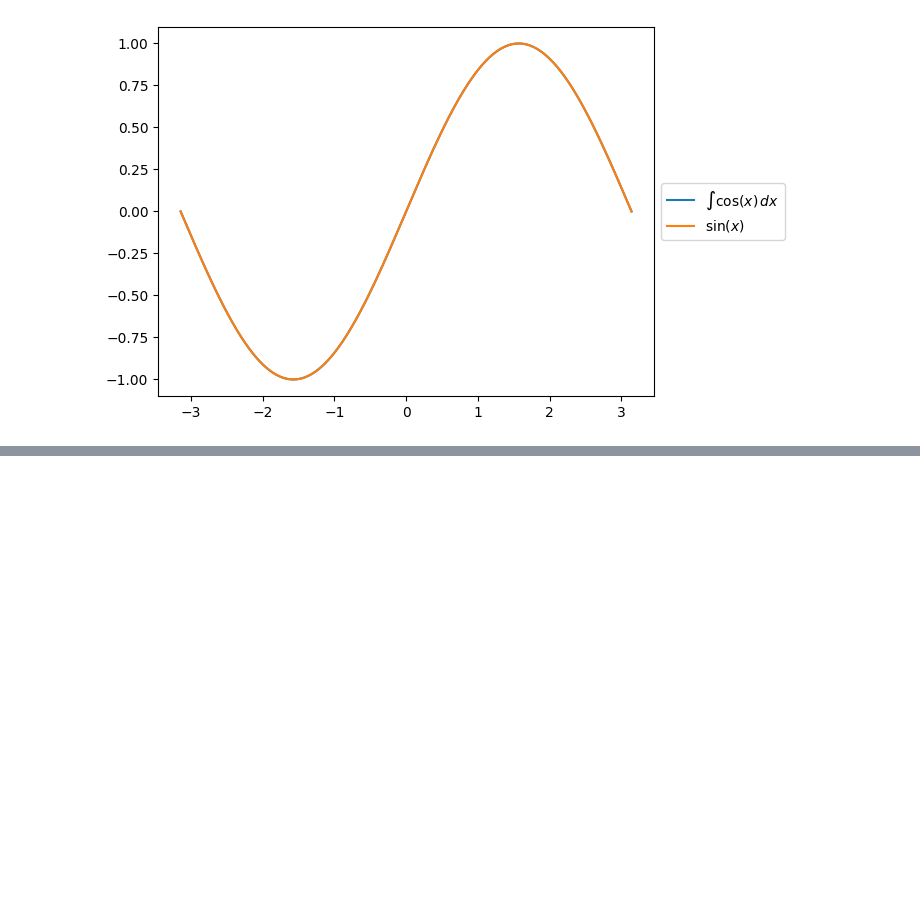
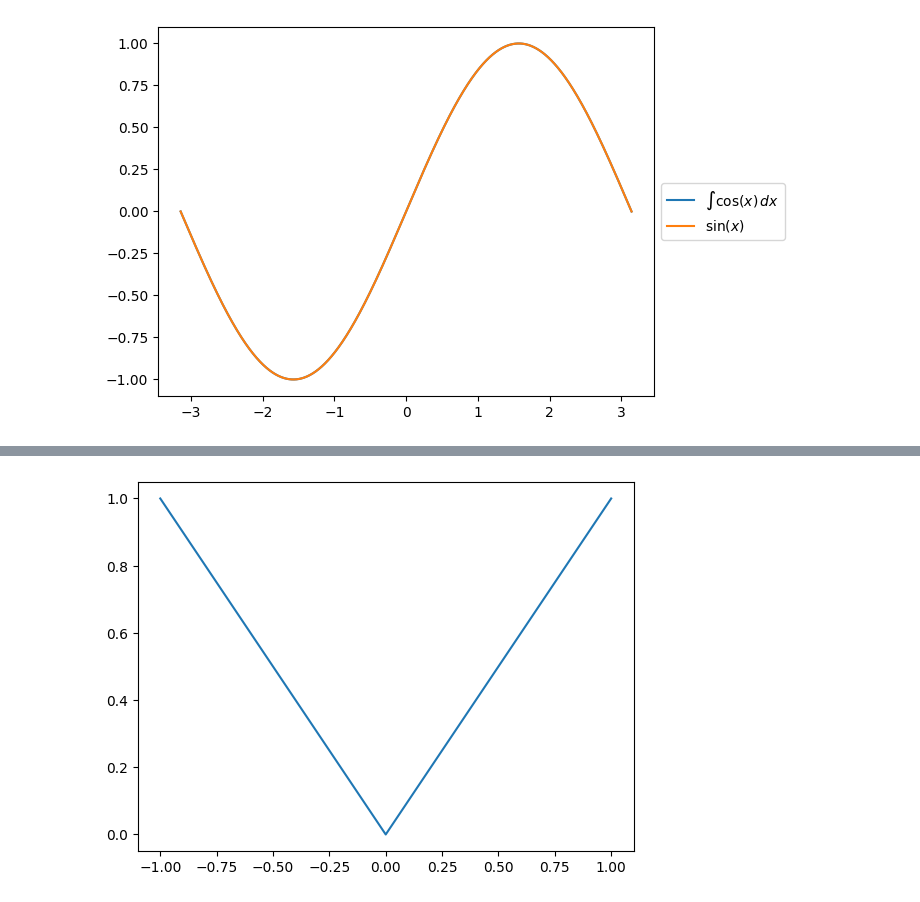
Before and after one commit to beginnerSC/gfuncpy, a Jupyter notebook: docs/source/usage.ipynb, the cells around one changed output, grey strips where cells are left out. Saved outputs shown, nothing was run; the diff lists cells and outputs as text; code cells hidden in the pictures; blank space fills up the shorter version.

```diff
--- a/docs/source/usage.ipynb
+++ b/docs/source/usage.ipynb
@@ -140,0 +166,6 @@ sin(x).plot(label=r'$\sin(x)$')
+# %%
+from gfuncpy import abs
+
+abs(x).plot()
+# %% [output]
+[figure, added]
```
Also changed, not shown: parts of 10 cells of this notebook, 7 other files.
